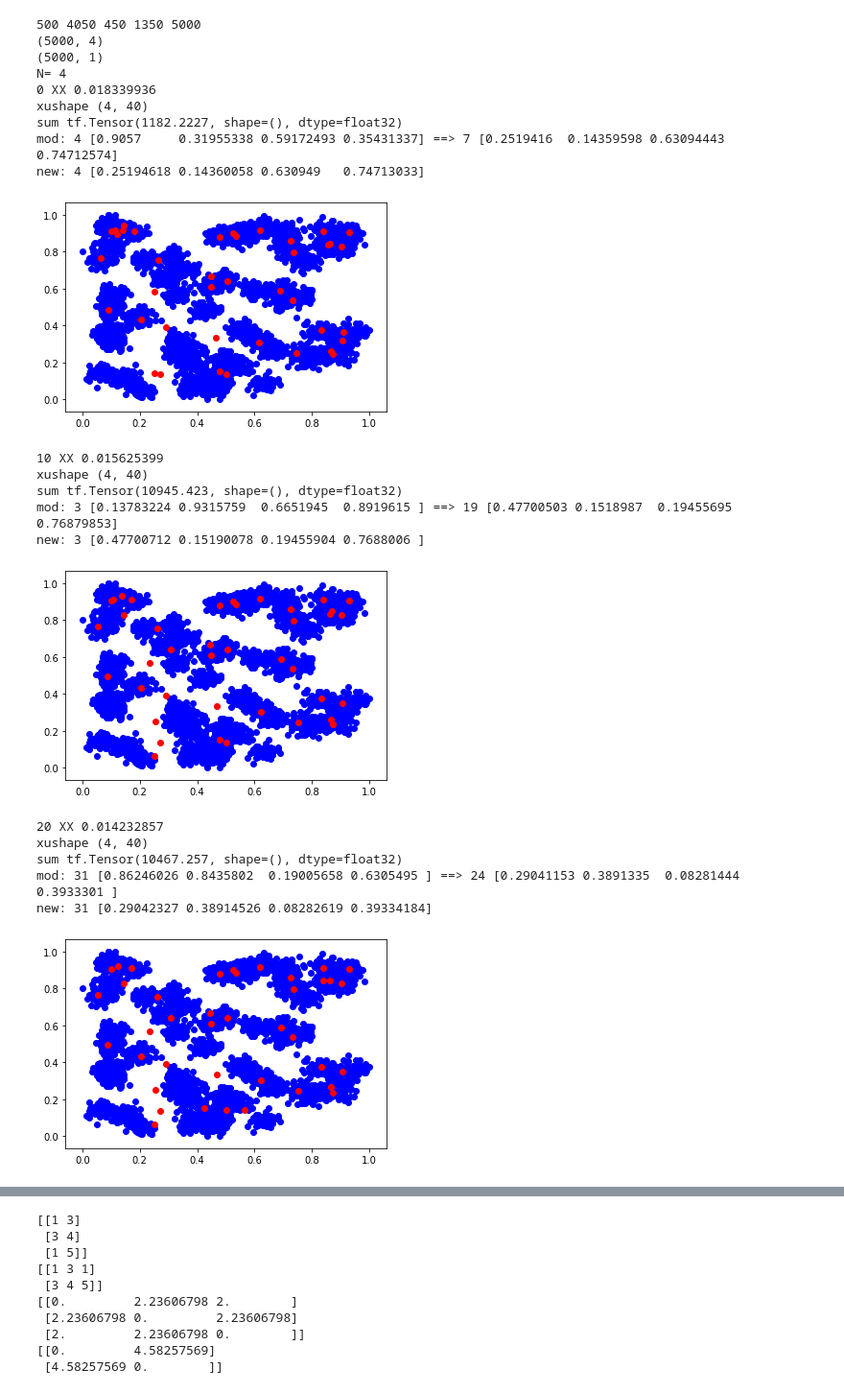
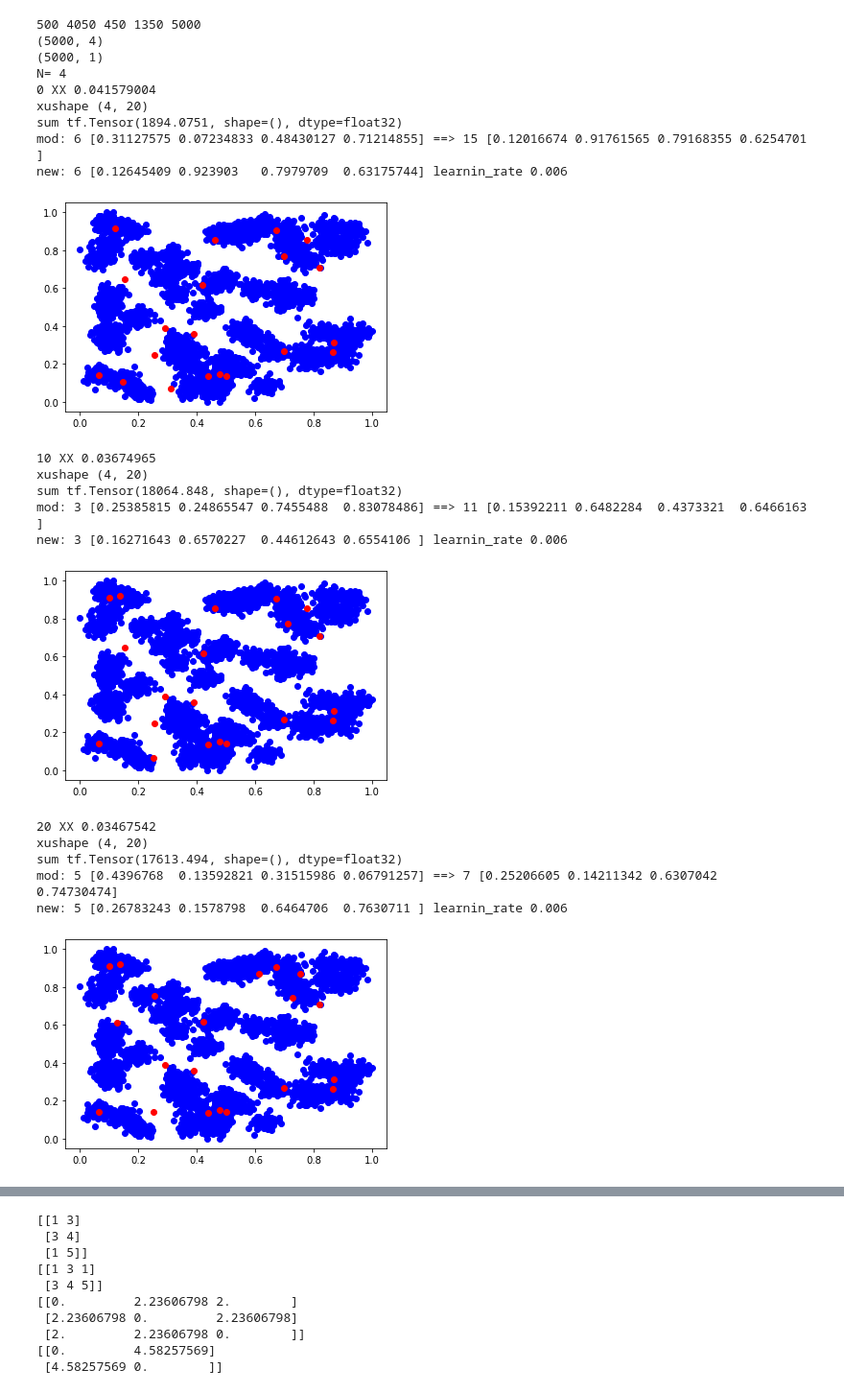
Before and after one commit to meinfokl/Python_SSNN_2021, a Jupyter notebook: neuron_c_18.ipynb, the cells around one changed output, grey strips where cells are left out. Shown at 96% size. Cells and saved outputs as stored; diff of their text form; code cells hidden in the pictures.

```diff
--- a/neuron_c_18.ipynb
+++ b/neuron_c_18.ipynb
@@ -29,10 +27,10 @@ EPOCHS = 100+1
 es = 10
 
 #H = M * 5
-HS = 40
+HS = 20
 B = 32
 A = 0.1
-KI = 2
+KI = 1
 
 ( x_train,y_train) = read_data_array_cv2("Out_clusters.csv")
 
@@ -183,7 +181,7 @@ class LSLayer(tf.keras.layers.Layer):
         return result_S
 
 
-    def rearrange(self,freqlist ):
+    def rearrange(self,freqlist,optimizer,red):
 
         xu = self.get_weights()
         xut = xu[0].transpose()
@@ -213,8 +211,8 @@ class LSLayer(tf.keras.layers.Layer):
             xu[0][c,m] = xu[0][c,w2]+ dmin**D
 
         self.set_weights(xu )
-        print ("new:",iw,xut[iw])
-
+        print ("new:",iw,xut[iw], "learnin_rate", optimizer.learning_rate.numpy())
+        optimizer.learning_rate = optimizer.learning_rate.numpy()*red
 
 
 class NN_Model(Model):
@@ -307,6 +305,8 @@ for k in range(1):
     val_ds =  tf.data.Dataset.from_tensor_slices((x_train, y_train)).batch(B)
 
     e = 0
+    testprev = 10000
+
     for epoch in range(EPOCHS):
       # Reset the metrics at the start of the next epoch
 
@@ -329,50 +329,55 @@ for k in range(1):
             for val_datas, val_labels in val_ds:
                 #vpredictions = model[k](val_datas, training=False)
                 test_step(val_datas, val_labels,model,loss_object,val_loss,val_accuracy)
 
 
         if epoch % es == 0:
-            print(epoch, "XX", test_accuracy.result().numpy())
+            acc = test_accuracy.result().numpy()
+            print(epoch, "XX", acc)
             N = x_train.shape[0]
             Xx = [x_train[i,0] for i in range(N)]
             Xy = [x_train[i,1] for i in range(N)]
             plt.scatter(Xx,Xy,c="blue")
             xu = model.d1.get_weights()[0]
             print ("xushape",xu.shape)
             Cx = [xu[0,i] for i in range(xu.shape[1])]
             Cy = [xu[1,i] for i in range(xu.shape[1])]
             plt.scatter(Cx,Cy,c="red")
-            model.d1.rearrange(model.d2.freqlist)
+            red = 1
+            if testprev < acc:
+                red = 0.8
+            model.d1.rearrange(model.d2.freqlist,optimizer,red)
             model.d2.freqlist = [0 for _ in range(xu.shape[1])]
+            testprev = acc
 
             plt.show()
         #if epoch == 1:
         #    model.d2.mode = 2
         #    optimizer.learning_rate = 0.03
 
 
 
     #plt.plot(X, Y,label="Accuracy curve")
 # %% [output]
 500 4050 450 1350 5000
 (5000, 4)
 (5000, 1)
 N= 4
-0 XX 0.018339936
-xushape (4, 40)
-sum tf.Tensor(1182.2227, shape=(), dtype=float32)
-mod: 4 [0.9057     0.31955338 0.59172493 0.35431337] ==> 7 [0.2519416  0.14359598 0.63094443 0.74712574]
-new: 4 [0.25194618 0.14360058 0.630949   0.74713033]
+0 XX 0.041579004
+xushape (4, 20)
+sum tf.Tensor(1894.0751, shape=(), dtype=float32)
+mod: 6 [0.31127575 0.07234833 0.48430127 0.71214855] ==> 15 [0.12016674 0.91761565 0.79168355 0.6254701 ]
+new: 6 [0.12645409 0.923903   0.7979709  0.63175744] learnin_rate 0.006
-[figure, old version]
+[figure, new version]
-10 XX 0.015625399
-xushape (4, 40)
-sum tf.Tensor(10945.423, shape=(), dtype=float32)
-mod: 3 [0.13783224 0.9315759  0.6651945  0.8919615 ] ==> 19 [0.47700503 0.1518987  0.19455695 0.76879853]
-new: 3 [0.47700712 0.15190078 0.19455904 0.7688006 ]
+10 XX 0.03674965
+xushape (4, 20)
+sum tf.Tensor(18064.848, shape=(), dtype=float32)
+mod: 3 [0.25385815 0.24865547 0.7455488  0.83078486] ==> 11 [0.15392211 0.6482284  0.4373321  0.6466163 ]
+new: 3 [0.16271643 0.6570227  0.44612643 0.6554106 ] learnin_rate 0.006
-[figure, old version]
+[figure, new version]
-20 XX 0.014232857
-xushape (4, 40)
-sum tf.Tensor(10467.257, shape=(), dtype=float32)
-mod: 31 [0.86246026 0.8435802  0.19005658 0.6305495 ] ==> 24 [0.29041153 0.3891335  0.08281444 0.3933301 ]
-new: 31 [0.29042327 0.38914526 0.08282619 0.39334184]
+20 XX 0.03467542
+xushape (4, 20)
+sum tf.Tensor(17613.494, shape=(), dtype=float32)
+mod: 5 [0.4396768  0.13592821 0.31515986 0.06791257] ==> 7 [0.25206605 0.14211342 0.6307042  0.74730474]
+new: 5 [0.26783243 0.1578798  0.6464706  0.7630711 ] learnin_rate 0.006
-[figure, old version]
+[figure, new version]
```
Also changed, not shown: parts of 3 cells of this notebook.
